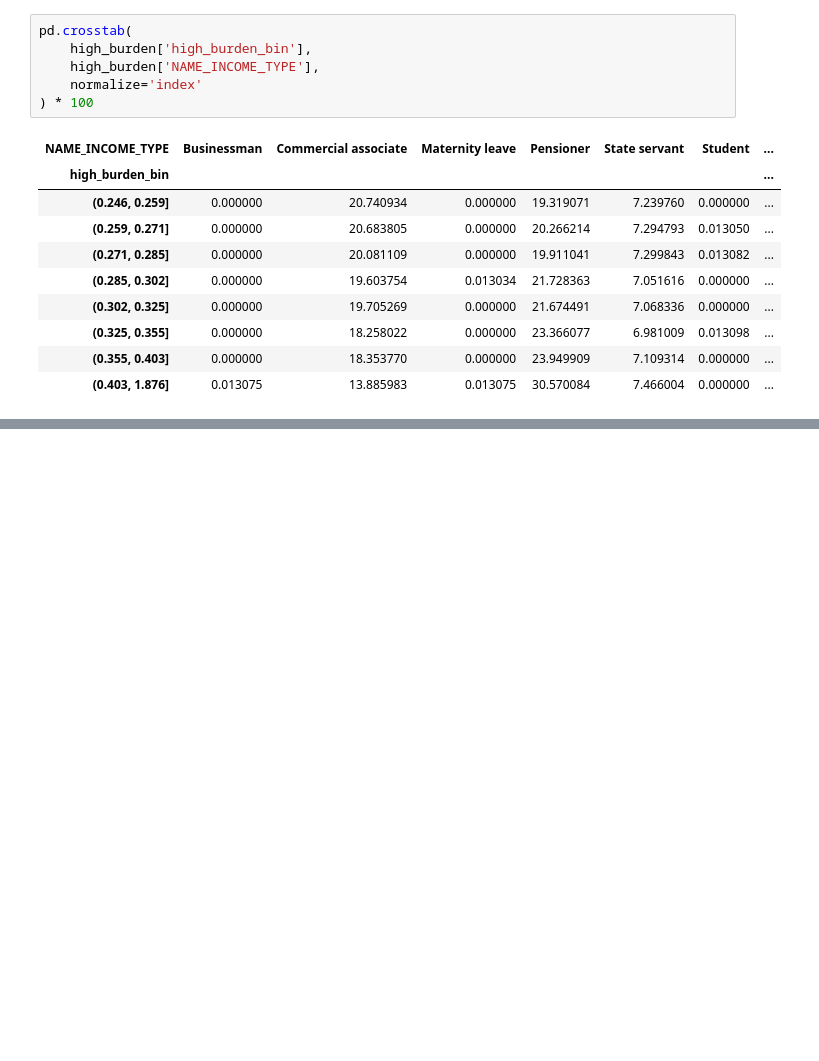
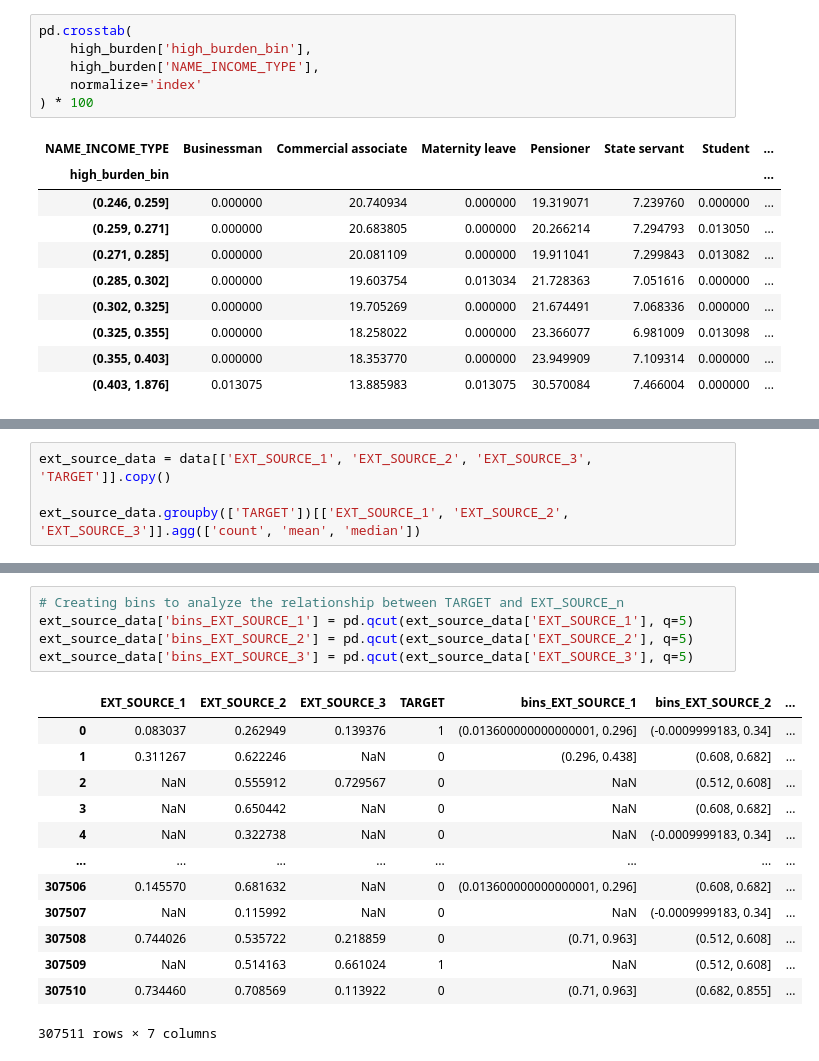
Before and after one commit to Tural-Kazimov/home-credit-default-risk, a Jupyter notebook: main.ipynb, the cells around one changed output, grey strips where cells are left out. Cells and saved outputs as stored; diff of their text form; blank space fills up the shorter version.

```diff
--- a/main.ipynb
+++ b/main.ipynb
@@ -750,0 +773,4 @@ At higher values of ANNUITY_INCOME_RATIO, the client composition by NAME_INCOME_
+# %%
+ext_source_data = data[['EXT_SOURCE_1', 'EXT_SOURCE_2', 'EXT_SOURCE_3', 'TARGET']].copy()
+
+ext_source_data.groupby(['TARGET'])[['EXT_SOURCE_1', 'EXT_SOURCE_2', 'EXT_SOURCE_3']].agg(['count', 'mean', 'median'])
@@ -750,0 +785,19 @@ At higher values of ANNUITY_INCOME_RATIO, the client composition by NAME_INCOME_
+# %%
+# Creating bins to analyze the relationship between TARGET and EXT_SOURCE_n
+ext_source_data['bins_EXT_SOURCE_1'] = pd.qcut(ext_source_data['EXT_SOURCE_1'], q=5)
+ext_source_data['bins_EXT_SOURCE_2'] = pd.qcut(ext_source_data['EXT_SOURCE_2'], q=5)
+ext_source_data['bins_EXT_SOURCE_3'] = pd.qcut(ext_source_data['EXT_SOURCE_3'], q=5)
+# %% [output]
+|  | EXT_SOURCE_1 | EXT_SOURCE_2 | EXT_SOURCE_3 | TARGET | bins_EXT_SOURCE_1 | bins_EXT_SOURCE_2 | ... |
+| 0 | 0.083037 | 0.262949 | 0.139376 | 1 | (0.013600000000000001, 0.296] | (-0.0009999183, 0.34] | ... |
+| 1 | 0.311267 | 0.622246 | NaN | 0 | (0.296, 0.438] | (0.608, 0.682] | ... |
+| 2 | NaN | 0.555912 | 0.729567 | 0 | NaN | (0.512, 0.608] | ... |
+| 3 | NaN | 0.650442 | NaN | 0 | NaN | (0.608, 0.682] | ... |
+| 4 | NaN | 0.322738 | NaN | 0 | NaN | (-0.0009999183, 0.34] | ... |
+| ... | ... | ... | ... | ... | ... | ... | ... |
+| 307506 | 0.145570 | 0.681632 | NaN | 0 | (0.013600000000000001, 0.296] | (0.608, 0.682] | ... |
+| 307507 | NaN | 0.115992 | NaN | 0 | NaN | (-0.0009999183, 0.34] | ... |
+| 307508 | 0.744026 | 0.535722 | 0.218859 | 0 | (0.71, 0.963] | (0.512, 0.608] | ... |
+| 307509 | NaN | 0.514163 | 0.661024 | 1 | NaN | (0.512, 0.608] | ... |
+| 307510 | 0.734460 | 0.708569 | 0.113922 | 0 | (0.71, 0.963] | (0.682, 0.855] | ... |
+307511 rows × 7 columns
```
Also changed, not shown: parts of 82 cells of this notebook, 2 other files.
